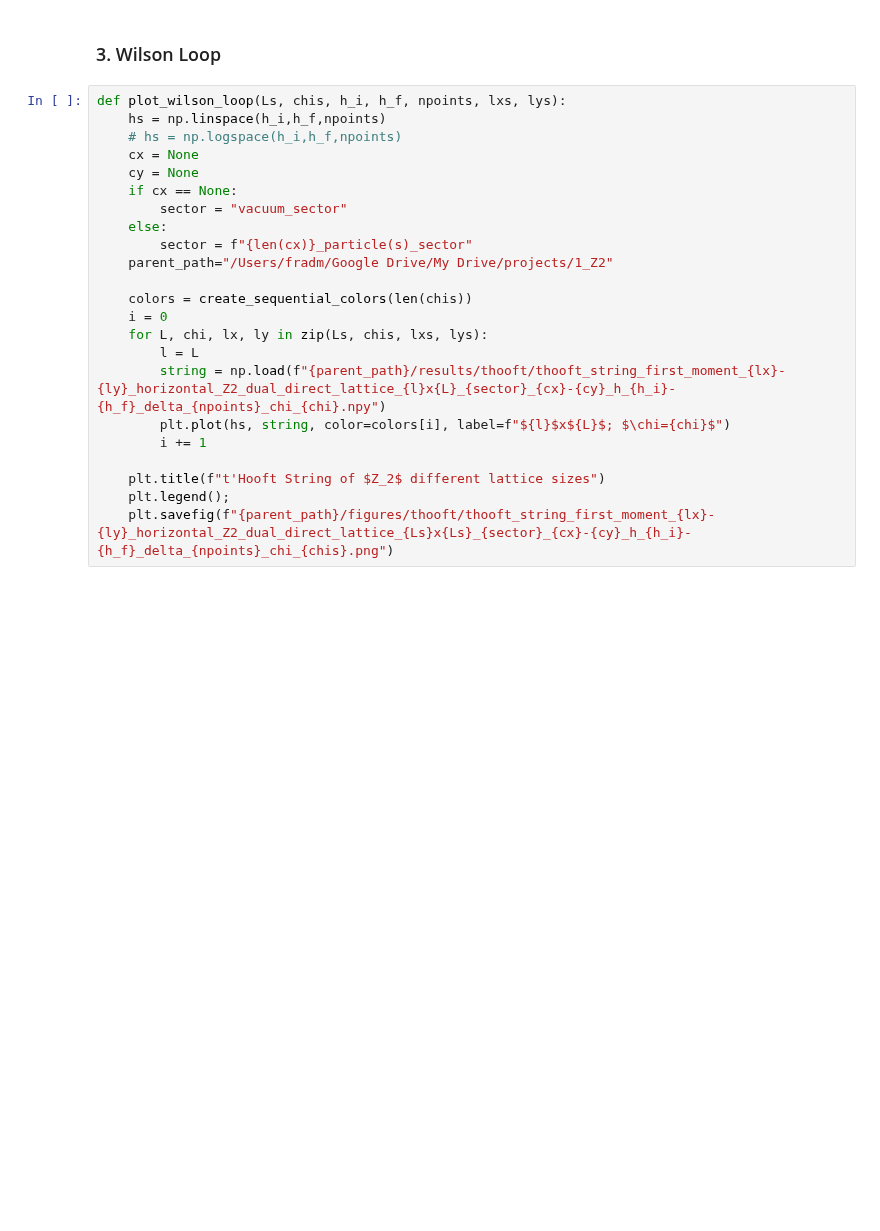
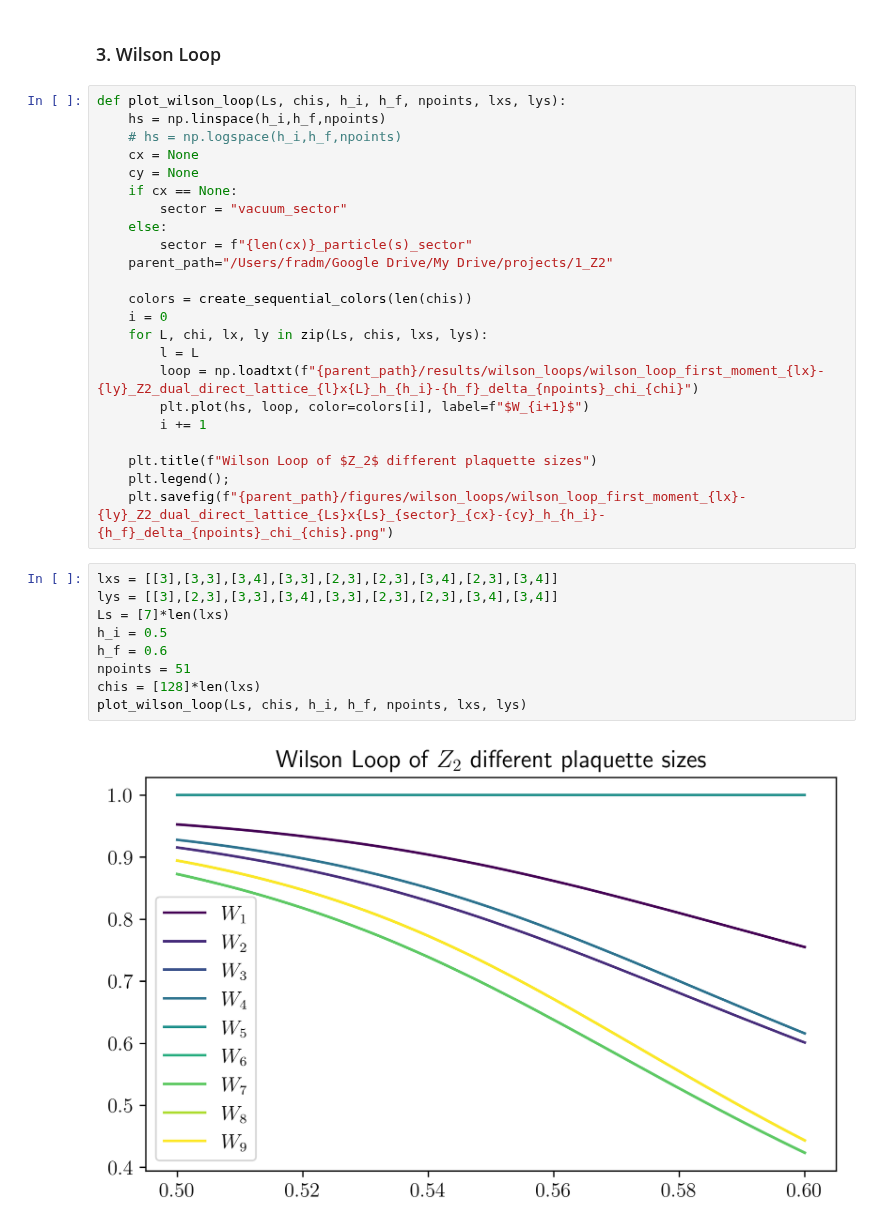
Before and after one commit to Fradm98/qs-mps, a Jupyter notebook: src/qs_mps/applications/Z2/check_observables.ipynb, the cells around one changed output. Drawn from its saved outputs; the diff is of its cells as text; blank space fills up the shorter version.

Commit message:
attempt of wilson loop and creutz ratio

```diff
--- a/src/qs_mps/applications/Z2/check_observables.ipynb
+++ b/src/qs_mps/applications/Z2/check_observables.ipynb
@@ -398,10 +398,21 @@ def plot_wilson_loop(Ls, chis, h_i, h_f, npoints, lxs, lys):
     i = 0
     for L, chi, lx, ly in zip(Ls, chis, lxs, lys):
         l = L
-        string = np.load(f"{parent_path}/results/thooft/thooft_string_first_moment_{lx}-{ly}_horizontal_Z2_dual_direct_lattice_{l}x{L}_{sector}_{cx}-{cy}_h_{h_i}-{h_f}_delta_{npoints}_chi_{chi}.npy")
-        plt.plot(hs, string, color=colors[i], label=f"${l}$x${L}$; $\chi={chi}$")
+        loop = np.loadtxt(f"{parent_path}/results/wilson_loops/wilson_loop_first_moment_{lx}-{ly}_Z2_dual_direct_lattice_{l}x{L}_h_{h_i}-{h_f}_delta_{npoints}_chi_{chi}")
+        plt.plot(hs, loop, color=colors[i], label=f"$W_{i+1}$")
         i += 1
 
-    plt.title(f"t'Hooft String of $Z_2$ different lattice sizes")
+    plt.title(f"Wilson Loop of $Z_2$ different plaquette sizes")
     plt.legend();
-    plt.savefig(f"{parent_path}/figures/thooft/thooft_string_first_moment_{lx}-{ly}_horizontal_Z2_dual_direct_lattice_{Ls}x{Ls}_{sector}_{cx}-{cy}_h_{h_i}-{h_f}_delta_{npoints}_chi_{chis}.png")
+    plt.savefig(f"{parent_path}/figures/wilson_loops/wilson_loop_first_moment_{lx}-{ly}_Z2_dual_direct_lattice_{Ls}x{Ls}_{sector}_{cx}-{cy}_h_{h_i}-{h_f}_delta_{npoints}_chi_{chis}.png")
+# %%
+lxs = [[3],[3,3],[3,4],[3,3],[2,3],[2,3],[3,4],[2,3],[3,4]]
+lys = [[3],[2,3],[3,3],[3,4],[3,3],[2,3],[2,3],[3,4],[3,4]]
+Ls = [7]*len(lxs)
+h_i = 0.5
+h_f = 0.6
+npoints = 51
+chis = [128]*len(lxs)
+plot_wilson_loop(Ls, chis, h_i, h_f, npoints, lxs, lys)
+# %% [output]
+[figure, added]
```
Also changed, not shown: parts of 6 cells of this notebook, 1 other file.
